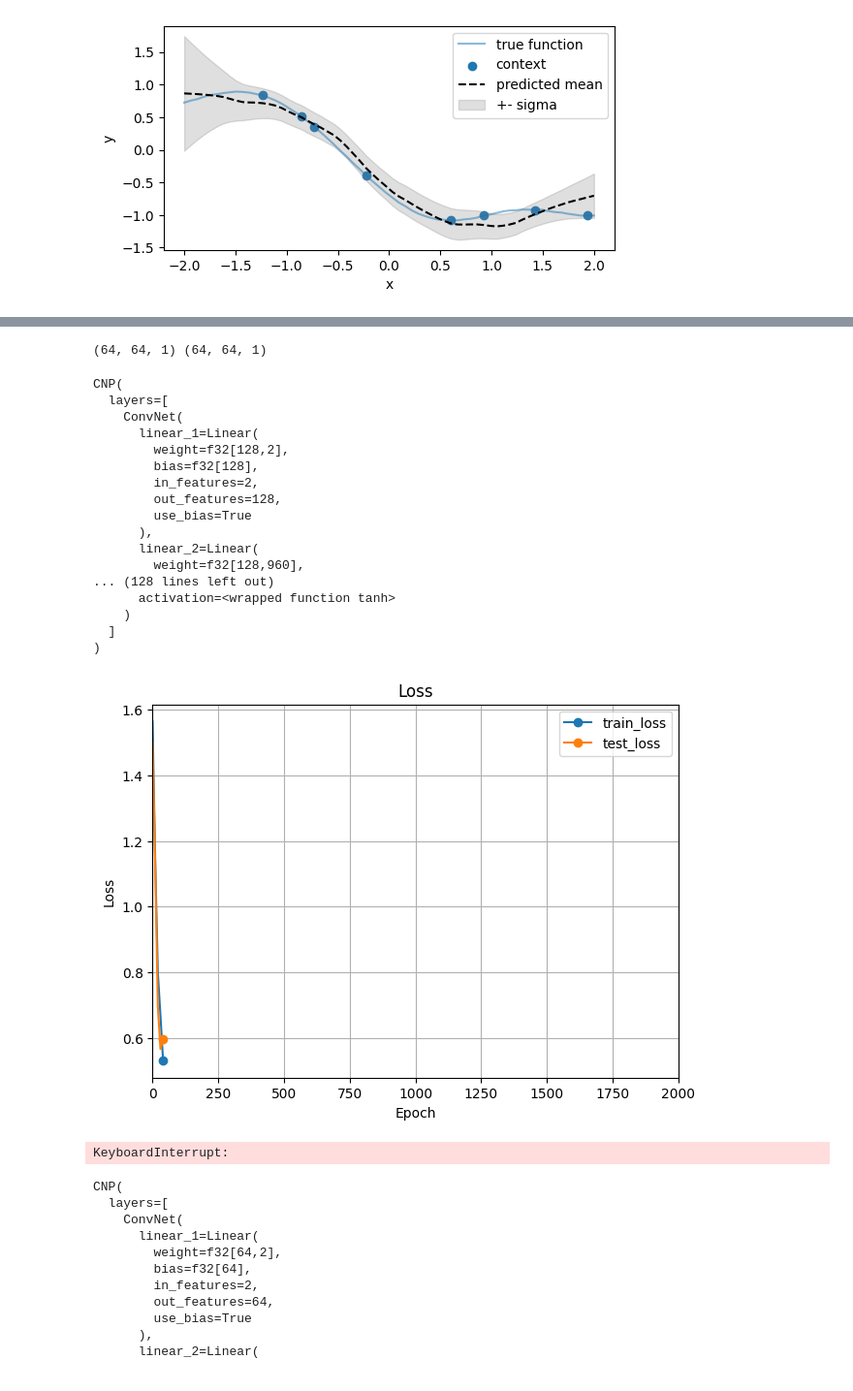
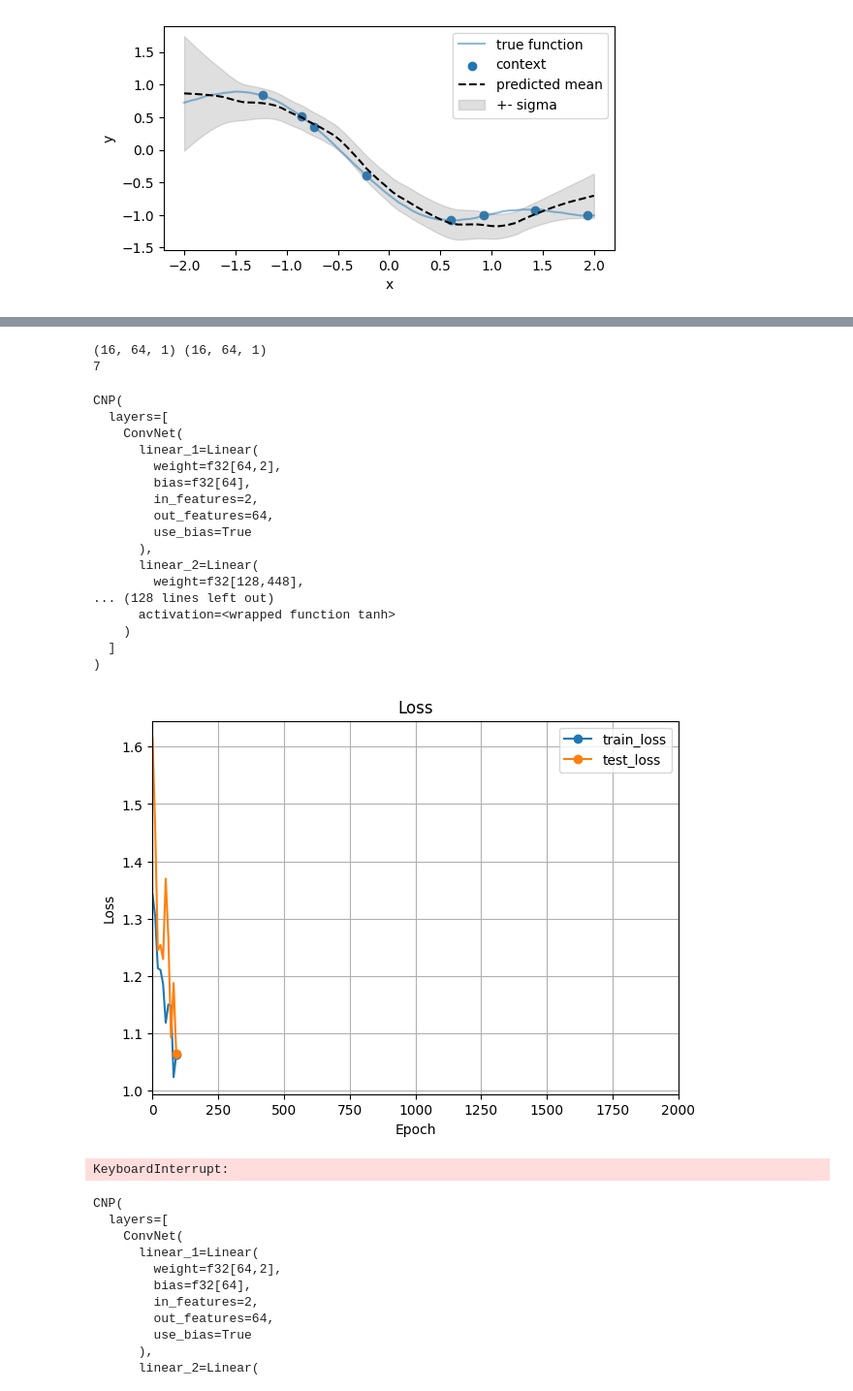
Before and after one commit to sscivier/neural-process-example, a Jupyter notebook: cnp_example.ipynb, the cells around one changed output, grey strips where cells are left out. Shown at 97% size. Saved outputs shown, nothing was run; the diff lists cells and outputs as text; code cells hidden in the pictures.

```diff
--- a/cnp_example.ipynb
+++ b/cnp_example.ipynb
@@ -420,9 +613,8 @@ def train(
         epoch_loss = 0
 
         for (x, y) in train_loader:
-            x, y = x.numpy(), y.numpy()
 
-            key, *subkeys = jax.random.split(key, 3)
+            key, *subkeys = random.split(key, 3)
             x_context, y_context, x_target, y_target = split_data(subkeys, x, y, n_context, n_target)
 
             model, opt_state, train_loss = make_step(
@@ -438,7 +630,7 @@ def train(
         avg_epoch_loss = epoch_loss / len(train_loader)
 
         if (epoch % plot_every) == 0:
-            key, subkey = jax.random.split(key, 2)
+            key, subkey = random.split(key, 2)
             test_loss = evaluate(subkey, model, test_loader, n_context, n_target)
             train_losses.append(avg_epoch_loss)
             test_losses.append(test_loss)
@@ -644,5 +836,5 @@ plt.show()
 # %%
-N_FUNCTIONS = 1024
+N_FUNCTIONS = 128
 N_POINTS = 64
 RHO = 1.0
 SIGMA = 2.0
@@ -650,7 +842,7 @@ DOMAIN = 2
 NORM_SCALE = 4
 
 SPLIT = 0.8
-BATCH_SIZE = 64
+BATCH_SIZE = 16
 N_CONTEXT = 16
 N_TARGET = 32
 
@@ -662,9 +854,9 @@ EPOCHS = 2000
 PLOT_EVERY = int(10)  # plot progress during training every PRINT_EVERY epochs
 
 SEED = 5678
-key = jax.random.PRNGKey(SEED)
+key = random.PRNGKey(SEED)
 # %%
-key, subkey = jax.random.split(key, 2)
+key, subkey = random.split(key, 2)
 x, y = sample_gp(
     key=subkey,
     n_imgs=N_FUNCTIONS,
@@ -680,11 +872,9 @@ print(x.shape, y.shape)
 # %%
 y_norm, _, _ = normalize(y, NORM_SCALE)
 # %%
-tensor_x, tensor_y = torch.Tensor(x), torch.Tensor(y_norm)
+lengths = fractions_to_lengths([SPLIT, 1 - SPLIT], N_FUNCTIONS)
 
-dataset = TensorDataset(tensor_x, tensor_y)
+train_set, test_set = random_split(datasets=(x, y_norm), lengths=lengths, seed=42)
 
-train_set, test_set = random_split(dataset, [SPLIT, 1 - SPLIT], generator=torch.Generator().manual_seed(SEED + 1))
-
-train_loader = DataLoader(train_set, batch_size=BATCH_SIZE, shuffle=True)
-test_loader = DataLoader(test_set, batch_size=BATCH_SIZE, shuffle=True)
+train_loader = DataLoader(train_set, batch_size=BATCH_SIZE, shuffle=True, seed=42)
+test_loader = DataLoader(test_set, batch_size=BATCH_SIZE, shuffle=True, seed=42)
@@ -691,13 +899,14 @@ test_loader = DataLoader(test_set, batch_size=BATCH_SIZE, shuffle=True)
 # %%
 dummy_x, dummy_y = next(iter(train_loader))
 
-dummy_x, dummy_y = dummy_x.numpy(), dummy_y.numpy()
+print(dummy_x.shape, dummy_y.shape)
 
-print(dummy_x.shape, dummy_y.shape)
+print(len(train_loader))
 # %% [output]
-(64, 64, 1) (64, 64, 1)
+(16, 64, 1) (16, 64, 1)
+7
 # %%
-key, *subkeys = jax.random.split(key, 3)
+key, *subkeys = random.split(key, 3)
 # encoder = MLP(ENCODER_LAYERS, subkeys[0])
 # decoder = MLP(DECODER_LAYERS, subkeys[1])
 encoder = ConvNet([2, 128], subkeys[0])
@@ -711,14 +920,14 @@ CNP(
   layers=[
     ConvNet(
       linear_1=Linear(
-        weight=f32[128,2],
-        bias=f32[128],
+        weight=f32[64,2],
+        bias=f32[64],
         in_features=2,
-        out_features=128,
+        out_features=64,
         use_bias=True
       ),
       linear_2=Linear(
-        weight=f32[128,960],
+        weight=f32[128,448],
 ... (128 lines left out)
       activation=<wrapped function tanh>
     )
@@ -727,20 +936,20 @@ CNP(
 # %%
 optim = optax.adamw(LEARNING_RATE)
 # %%
-key, subkey = jax.random.split(key, 2)
+key, subkey = random.split(key, 2)
 
 model = train(
     key,
     model,
     train_loader,
     test_loader,
     optim,
     N_CONTEXT,
     N_TARGET,
     EPOCHS,
     PLOT_EVERY,
 )
 # %% [output]
-[figure, old version]
+[figure, new version]
 KeyboardInterrupt:
 # %%
```
Also changed, not shown: parts of 17 cells of this notebook.
